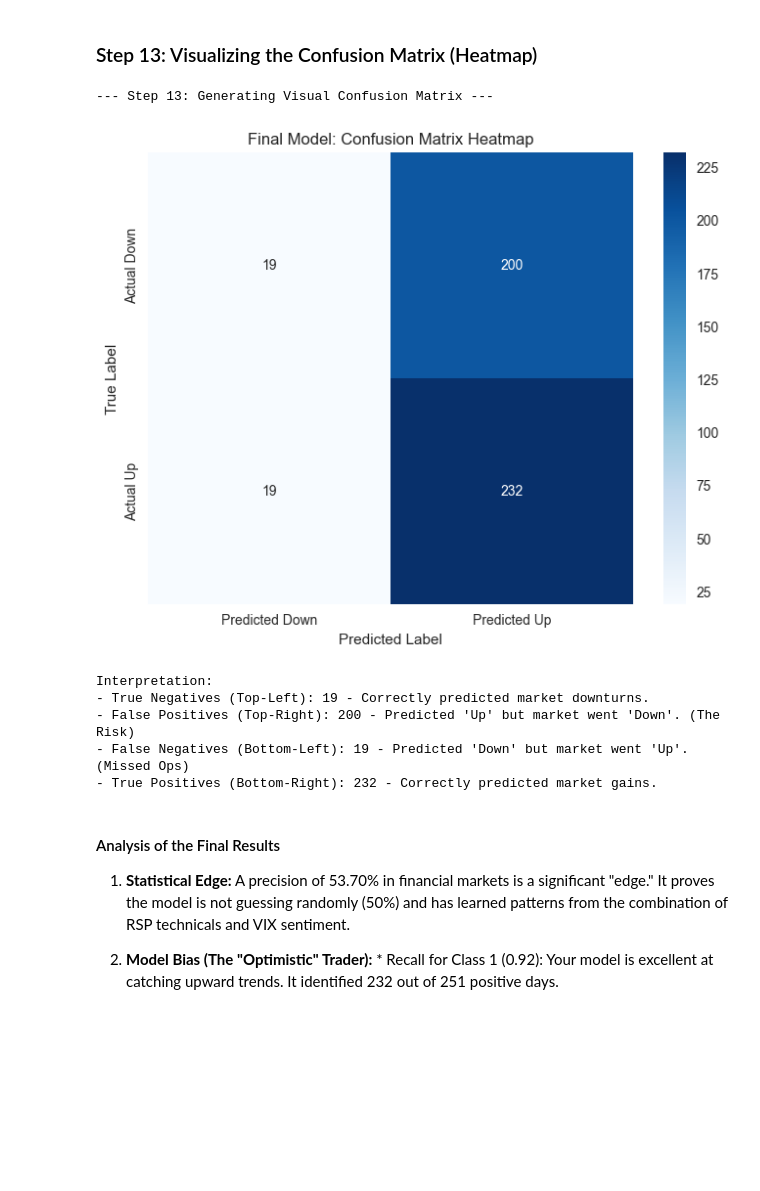
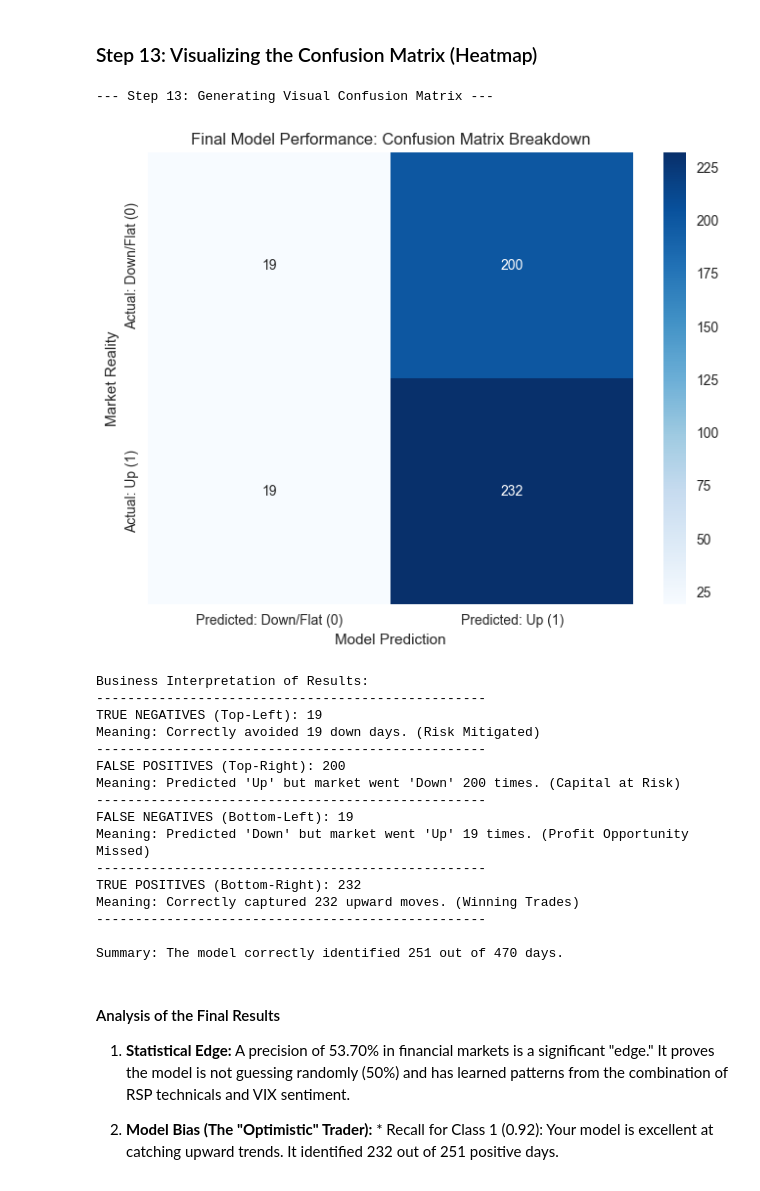
Before and after one commit to gabrielarcangelbol/ML-Engineer-Final-Portfolio, a Jupyter notebook: notebooks/01_eda_and_preprocessing.ipynb, the cells around one changed output. Cells and saved outputs as stored; diff of their text form; code cells hidden in the pictures; blank space fills up the shorter version.

Commit message:
vis: enhance confusion matrix output with business-oriented labels and descriptions

```diff
--- a/notebooks/01_eda_and_preprocessing.ipynb
+++ b/notebooks/01_eda_and_preprocessing.ipynb
@@ -706,43 +706,65 @@ Confusion Matrix:
 # %% [markdown]
 ### Step 13: Visualizing the Confusion Matrix (Heatmap)
 # %%
-# --- Step 13: Visualizing the Confusion Matrix ---
-# Using Seaborn to create a professional heatmap for the final report
+# --- Step 13: Visualizing the Confusion Matrix (Final Version) ---
+# Using Seaborn to create a professional heatmap with clear business labels
 
 import seaborn as sns
 import matplotlib.pyplot as plt
 from sklearn.metrics import confusion_matrix
 
 print("--- Step 13: Generating Visual Confusion Matrix ---")
 
 # 1. Calculate the confusion matrix
 cm = confusion_matrix(test_df["Target"], final_test_preds)
 
-# 2. Create the Heatmap
+# 2. Create the Heatmap with explicit labels
 plt.figure(figsize=(8, 6))
 sns.heatmap(cm, annot=True, fmt='d', cmap='Blues',
-            xticklabels=['Predicted Down', 'Predicted Up'],
-            yticklabels=['Actual Down', 'Actual Up'])
+            xticklabels=['Predicted: Down/Flat (0)', 'Predicted: Up (1)'],
+            yticklabels=['Actual: Down/Flat (0)', 'Actual: Up (1)'])
 
-plt.title('Final Model: Confusion Matrix Heatmap')
-plt.xlabel('Predicted Label')
-plt.ylabel('True Label')
+plt.title('Final Model Performance: Confusion Matrix Breakdown')
+plt.xlabel('Model Prediction')
+plt.ylabel('Market Reality')
 plt.show()
 
-# 3. Quick Analysis of the Quadrants
-print("Interpretation:")
-print(f"- True Negatives (Top-Left): {cm[0][0]} - Correctly predicted market downturns.")
-print(f"- False Positives (Top-Right): {cm[0][1]} - Predicted 'Up' but market went 'Down'. (The Risk)")
-print(f"- False Negatives (Bottom-Left): {cm[1][0]} - Predicted 'Down' but market went 'Up'. (Missed Ops)")
-print(f"- True Positives (Bottom-Right): {cm[1][1]} - Correctly predicted market gains.")
+# 3. Detailed Text Output for Stakeholders
+print("Business Interpretation of Results:")
+print(f"--------------------------------------------------")
+print(f"TRUE NEGATIVES (Top-Left): {cm[0][0]}")
+print(f"Meaning: Correctly avoided {cm[0][0]} down days. (Risk Mitigated)")
+print(f"--------------------------------------------------")
+print(f"FALSE POSITIVES (Top-Right): {cm[0][1]}")
+print(f"Meaning: Predicted 'Up' but market went 'Down' {cm[0][1]} times. (Capital at Risk)")
+print(f"--------------------------------------------------")
+print(f"FALSE NEGATIVES (Bottom-Left): {cm[1][0]}")
+print(f"Meaning: Predicted 'Down' but market went 'Up' {cm[1][0]} times. (Profit Opportunity Missed)")
+print(f"--------------------------------------------------")
+print(f"TRUE POSITIVES (Bottom-Right): {cm[1][1]}")
+print(f"Meaning: Correctly captured {cm[1][1]} upward moves. (Winning Trades)")
+print(f"--------------------------------------------------")
+
+print(f"\nSummary: The model correctly identified {cm[1][1] + cm[0][0]} out of {len(test_df)} days.")
 # %% [output]
 --- Step 13: Generating Visual Confusion Matrix ---
-[figure, old version]
+[figure, new version]
-Interpretation:
-- True Negatives (Top-Left): 19 - Correctly predicted market downturns.
-- False Positives (Top-Right): 200 - Predicted 'Up' but market went 'Down'. (The Risk)
-- False Negatives (Bottom-Left): 19 - Predicted 'Down' but market went 'Up'. (Missed Ops)
-- True Positives (Bottom-Right): 232 - Correctly predicted market gains.
+Business Interpretation of Results:
+--------------------------------------------------
+TRUE NEGATIVES (Top-Left): 19
+Meaning: Correctly avoided 19 down days. (Risk Mitigated)
+--------------------------------------------------
+FALSE POSITIVES (Top-Right): 200
+Meaning: Predicted 'Up' but market went 'Down' 200 times. (Capital at Risk)
+--------------------------------------------------
+FALSE NEGATIVES (Bottom-Left): 19
+Meaning: Predicted 'Down' but market went 'Up' 19 times. (Profit Opportunity Missed)
+--------------------------------------------------
+TRUE POSITIVES (Bottom-Right): 232
+Meaning: Correctly captured 232 upward moves. (Winning Trades)
+--------------------------------------------------
+
+Summary: The model correctly identified 251 out of 470 days.
 # %% [markdown]
 #### Analysis of the Final Results
 1. **Statistical Edge:** A precision of 53.70% in financial markets is a significant "edge." It proves the model is not guessing randomly (50%) and has learned patterns from the combination of RSP technicals and VIX sentiment.
```
